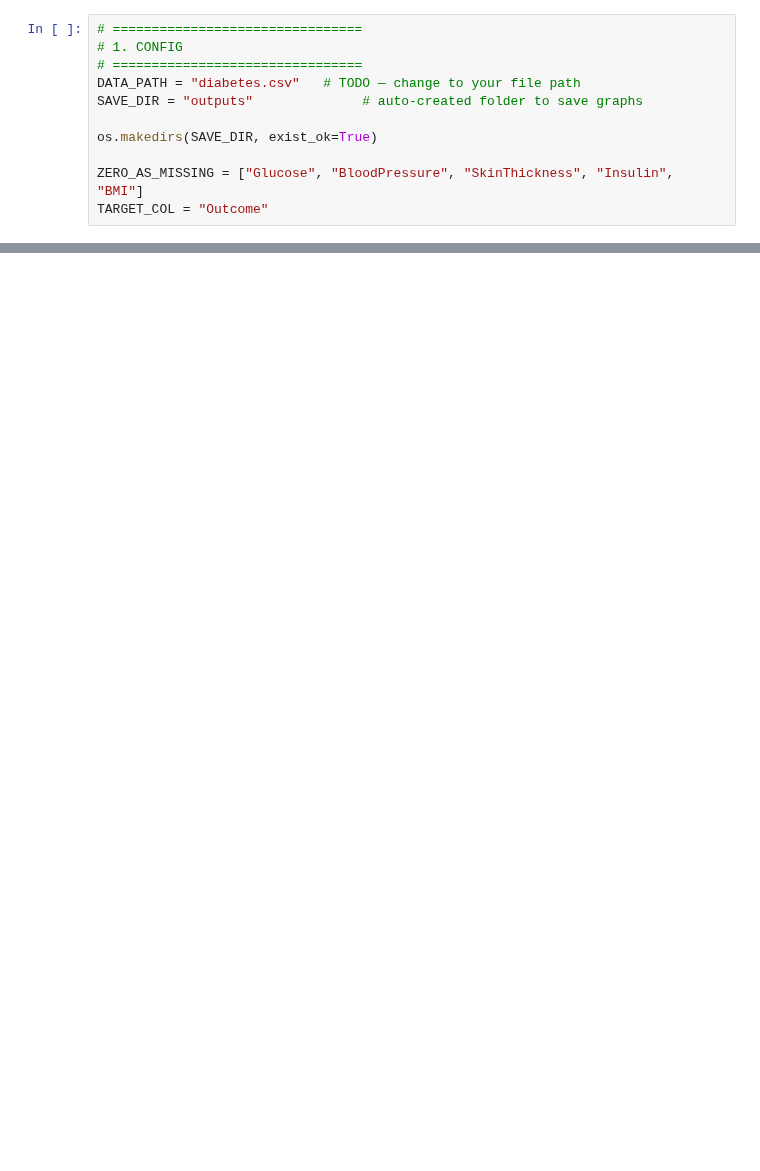
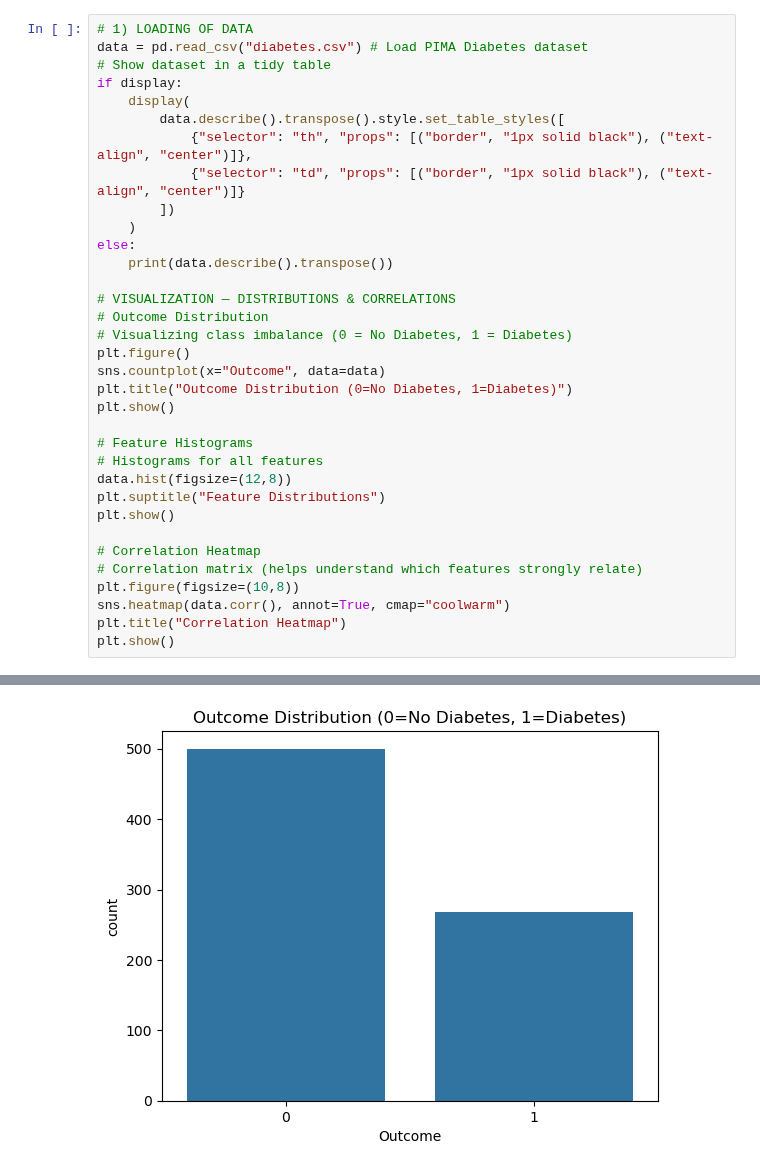
Before and after one commit to bkwy0528/Computer-Intelligence-Assg-2, a Jupyter notebook: Coding/CIAssignment2Code.ipynb, the cells around one changed output, grey strips where cells are left out. Drawn from its saved outputs; the diff is of its cells as text; blank space fills up the shorter version.

```diff
--- a/Coding/CIAssignment2Code.ipynb
+++ b/Coding/CIAssignment2Code.ipynb
@@ -48,11 +51,35 @@ except ImportError:
 # %%
-# ================================
-# 1. CONFIG
-# ================================
-DATA_PATH = "diabetes.csv"   # TODO — change to your file path
-SAVE_DIR = "outputs"              # auto-created folder to save graphs
+# 1) LOADING OF DATA
+data = pd.read_csv("diabetes.csv") # Load PIMA Diabetes dataset
+# Show dataset in a tidy table
+if display:
+    display(
+        data.describe().transpose().style.set_table_styles([
+            {"selector": "th", "props": [("border", "1px solid black"), ("text-align", "center")]},
+            {"selector": "td", "props": [("border", "1px solid black"), ("text-align", "center")]}
+        ])
+    )
+else:
+    print(data.describe().transpose())
 
-os.makedirs(SAVE_DIR, exist_ok=True)
+# VISUALIZATION — DISTRIBUTIONS & CORRELATIONS
+# Outcome Distribution
+# Visualizing class imbalance (0 = No Diabetes, 1 = Diabetes)
+plt.figure()
+sns.countplot(x="Outcome", data=data)
+plt.title("Outcome Distribution (0=No Diabetes, 1=Diabetes)")
+plt.show()
 
-ZERO_AS_MISSING = ["Glucose", "BloodPressure", "SkinThickness", "Insulin", "BMI"]
-TARGET_COL = "Outcome"
+# Feature Histograms
+# Histograms for all features
+data.hist(figsize=(12,8))
+plt.suptitle("Feature Distributions")
+plt.show()
+
+# Correlation Heatmap
+# Correlation matrix (helps understand which features strongly relate)
+plt.figure(figsize=(10,8))
+sns.heatmap(data.corr(), annot=True, cmap="coolwarm")
+plt.title("Correlation Heatmap")
+plt.show()
+# %% [output]
@@ -58,0 +96 @@ TARGET_COL = "Outcome"
+[figure, added]
```
Also changed, not shown: parts of 17 cells of this notebook, 2 other files.
